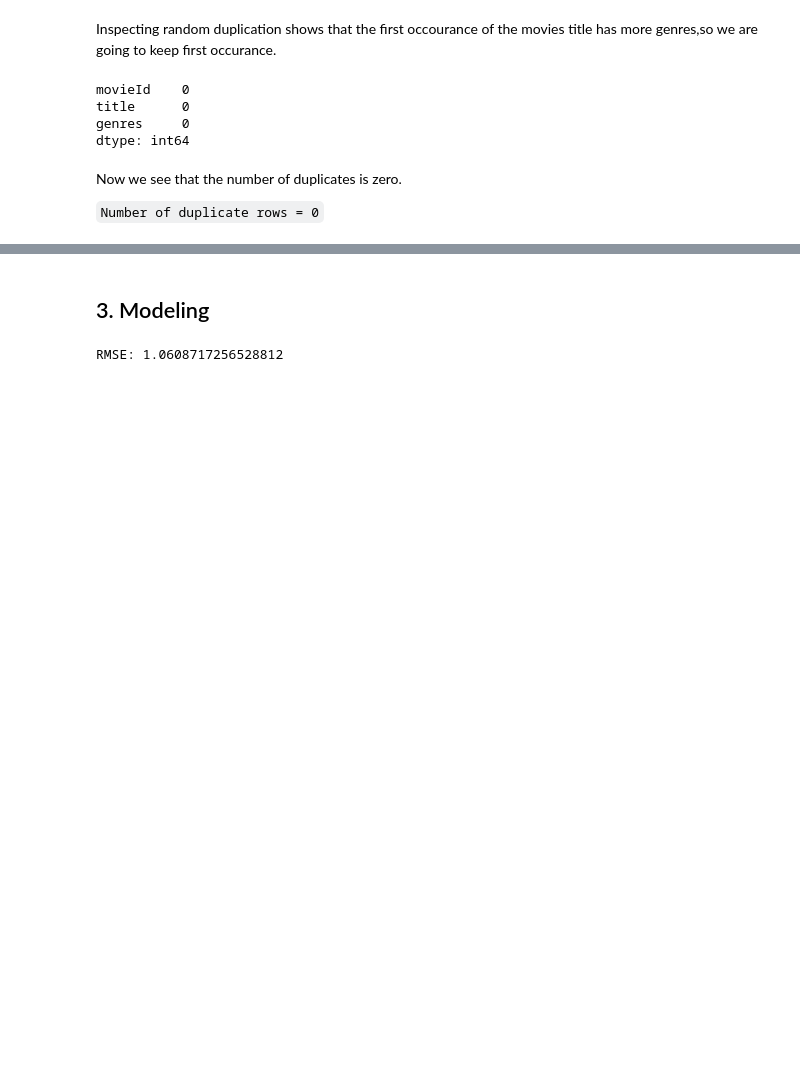
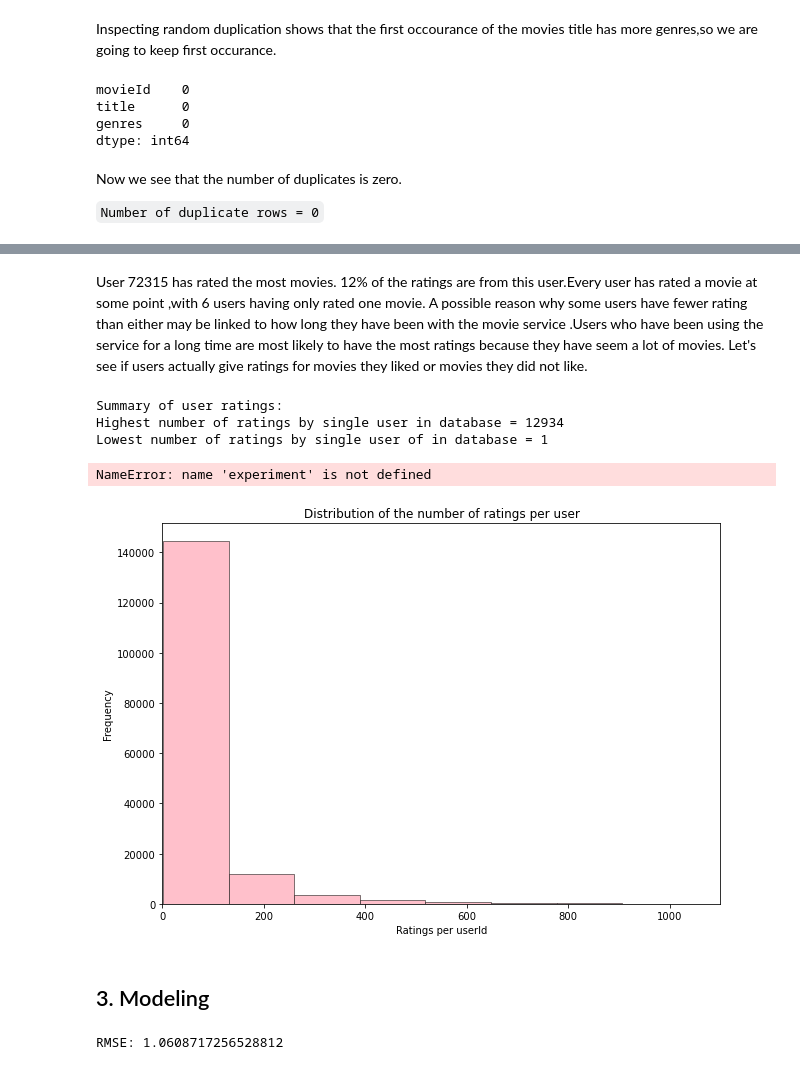
Before and after one commit to Leham-Greeves/JS7_Notebook_Reprository, a Jupyter notebook: unsupervised_learning_notebook.ipynb, the cells around one changed output, grey strips where cells are left out. Saved outputs shown, nothing was run; the diff lists cells and outputs as text; code cells hidden in the pictures; blank space fills up the shorter version.

```diff
--- a/unsupervised_learning_notebook.ipynb
+++ b/unsupervised_learning_notebook.ipynb
@@ -299,0 +299,5 @@ group_five = train_user.loc[(train_user['count'] >= 1500),
+# %%
+movies_df["genres"] = movies_df["genres"].str.replace(
+    "(no genres listed)", "Not_listed", regex=False)
+# change the separator between genres
+movies_df["genres"] = movies_df["genres"].str.replace("|", " ", regex=False)
@@ -299,0 +318,3 @@ group_five = train_user.loc[(train_user['count'] >= 1500),
+# %%
+# Merge dataframes on common column
+df_movie_info = pd.merge(train_df,movies_df,on = "movieId")
@@ -322,0 +373,7 @@ X_train, X_test, y_train, y_test = train_test_split_sklearn(X, y, test_size=0.2,
+# %%
+no_of_rated_movies_per_user = df_movie_info.copy(deep=True)
+no_of_rated_movies_per_user[
+    'user_ratings'] = no_of_rated_movies_per_user.groupby(
+        by="userId")["rating"].count().sort_values(ascending=False)
+no_of_rated_movies_per_user.groupby(
+    by="userId")["rating"].count().sort_values(ascending=False)[:10]
@@ -323,3 +393,35 @@ X_train, X_test, y_train, y_test = train_test_split_sklearn(X, y, test_size=0.2,
+# %% [markdown]
+User 72315 has rated the most movies. 12% of the ratings are from this user.Every user has rated a movie at some point ,with 6 users having only rated one movie. A possible reason why some users have fewer rating than either may be linked to how long they have been with the movie service .Users who have been using the service for a long time are most likely to have the most ratings because they have seem a lot of movies. Let's see if users actually give ratings for movies they liked or movies they did not like.
+# %%
+print("Summary of user ratings: ")
+print("Highest number of ratings by single user in database = " + str(
+    max(no_of_rated_movies_per_user.groupby(
+        by="userId")["rating"].count().sort_values(ascending=False))))
+
+print("Lowest number of ratings by single user of in database = " + str(
+    min(no_of_rated_movies_per_user.groupby(
+        by="userId")["rating"].count().sort_values(ascending=False))))
+# %% [output]
+Summary of user ratings:
+Highest number of ratings by single user in database = 12934
+Lowest number of ratings by single user of in database = 1
+# %%
+plt.figure(figsize=(10, 7))
+plt.title('Distribution of the number of ratings per user')
+plt.xlabel('Ratings per userId')
+plt.ylabel('Count')
+plt.xlim(0, 1100)
+no_of_rated_movies_per_user.groupby(
+    by="userId")["rating"].count().plot.hist(
+        bins=100, color='pink', edgecolor='black', linewidth=0.5)
+experiment.log_figure(
+    figure=plt, figure_name='Distribution of the number of ratings per user')
+plt.grid(False)
+
+plt.show()
+# %% [output]
+NameError: name 'experiment' is not defined
+[figure, added]
 # %% [markdown]
 ## 3. Modeling
 # %%
```
Also changed, not shown: parts of 27 cells of this notebook.
